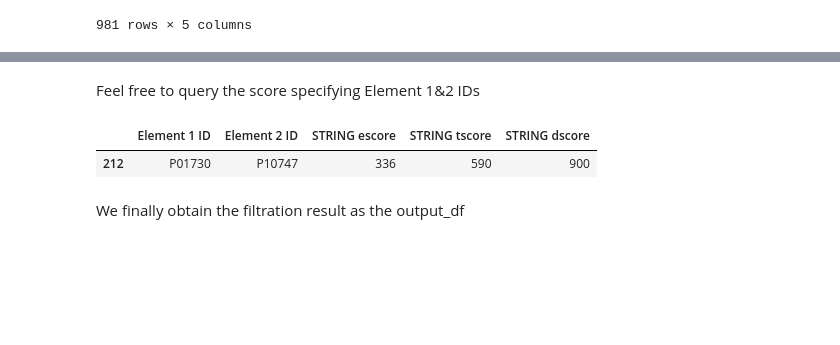
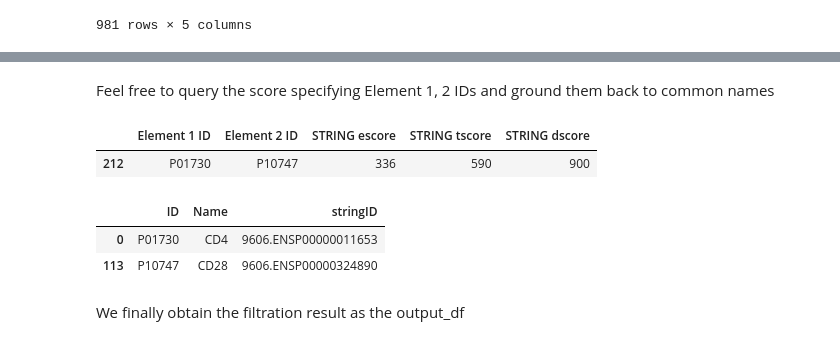
Before and after one commit to pitt-miskov-zivanov-lab/FLUTE, a Jupyter notebook: examples/use_FLUTE.ipynb, the cells around one changed output, grey strips where cells are left out. Cells and saved outputs as stored; diff of their text form; code cells hidden in the pictures; blank space fills up the shorter version.

```diff
--- a/examples/use_FLUTE.ipynb
+++ b/examples/use_FLUTE.ipynb
@@ -193,10 +346,16 @@ pt_scored_ints
 # %% [markdown]
-Feel free to query the score specifying Element 1&2 IDs
+Feel free to query the score specifying Element 1, 2 IDs and ground them back to common names
 # %%
 pt_scored_ints[(pt_scored_ints['Element 1 ID']=='P01730')&(pt_scored_ints['Element 2 ID']=='P10747')]
 # %% [output]
 |  | Element 1 ID | Element 2 ID | STRING escore | STRING tscore | STRING dscore |
 | 212 | P01730 | P10747 | 336 | 590 | 900 |
+# %%
+id_name_df[(id_name_df['ID']=='P01730') | (id_name_df['ID']=='P10747') ]
+# %% [output]
+|  | ID | Name | stringID |
+| 0 | P01730 | CD4 | 9606.ENSP00000011653 |
+| 113 | P10747 | CD28 | 9606.ENSP00000324890 |
 # %% [markdown]
 We finally obtain the filtration result as the output_df
 # %%
```
Also changed, not shown: parts of 36 cells of this notebook, 2 other files.
